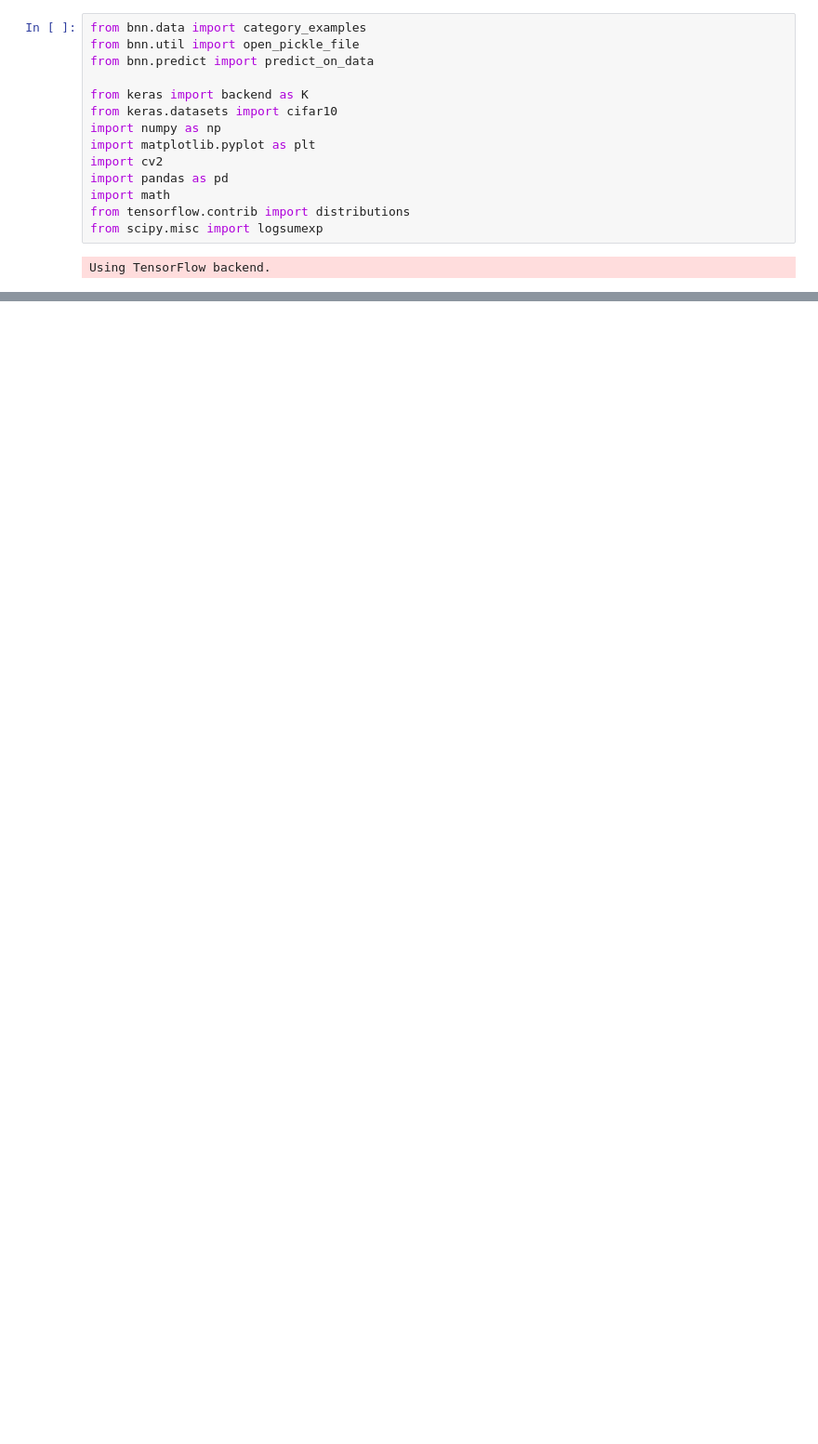
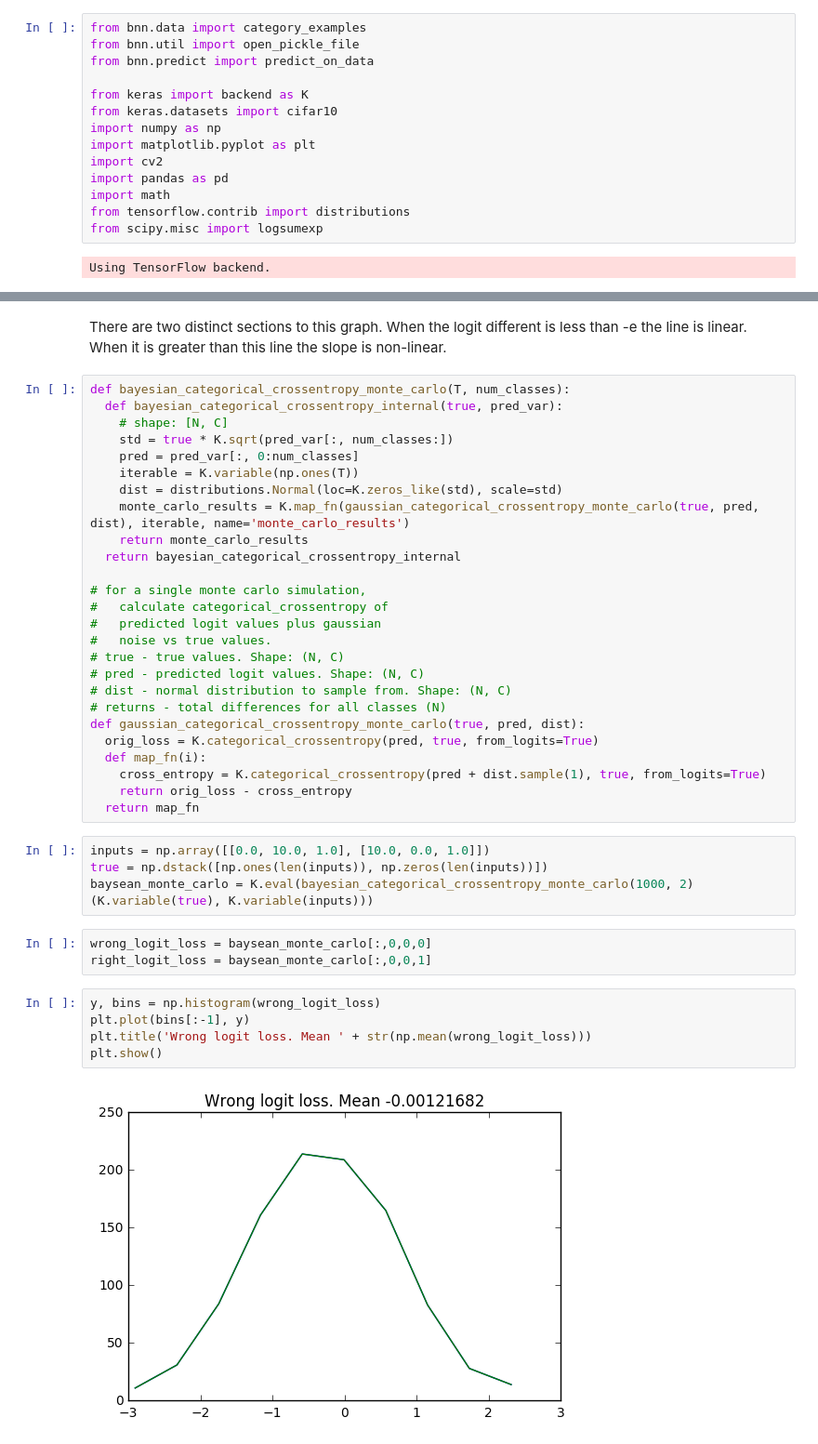
Before and after one commit to kyle-dorman/bayesian-neural-network-blogpost, a Jupyter notebook: analyze_aleatoric_uncertainty.ipynb, the cells around one changed output, grey strips where cells are left out. Shown: that part at 93% size. Drawn from its saved outputs; the diff is of its cells as text; blank space fills up the shorter version.

```diff
--- a/analyze_aleatoric_uncertainty.ipynb
+++ b/analyze_aleatoric_uncertainty.ipynb
@@ -192,0 +202,42 @@ plot_variance_loss([0, 4, 6, 10, 14, 20])
+# %% [markdown]
+There are two distinct sections to this graph. When the logit different is less than -e the line is linear. When it is greater than this line the slope is non-linear.
+# %%
+def bayesian_categorical_crossentropy_monte_carlo(T, num_classes):
+  def bayesian_categorical_crossentropy_internal(true, pred_var):
+    # shape: [N, C]
+    std = true * K.sqrt(pred_var[:, num_classes:])
+    pred = pred_var[:, 0:num_classes]
+    iterable = K.variable(np.ones(T))
+    dist = distributions.Normal(loc=K.zeros_like(std), scale=std)
+    monte_carlo_results = K.map_fn(gaussian_categorical_crossentropy_monte_carlo(true, pred, dist), iterable, name='monte_carlo_results')
+    return monte_carlo_results
+  return bayesian_categorical_crossentropy_internal
+
+# for a single monte carlo simulation,
+#   calculate categorical_crossentropy of
+#   predicted logit values plus gaussian
+#   noise vs true values.
+# true - true values. Shape: (N, C)
+# pred - predicted logit values. Shape: (N, C)
+# dist - normal distribution to sample from. Shape: (N, C)
+# returns - total differences for all classes (N)
+def gaussian_categorical_crossentropy_monte_carlo(true, pred, dist):
+  orig_loss = K.categorical_crossentropy(pred, true, from_logits=True)
+  def map_fn(i):
+    cross_entropy = K.categorical_crossentropy(pred + dist.sample(1), true, from_logits=True)
+    return orig_loss - cross_entropy
+  return map_fn
+# %%
+inputs = np.array([[0.0, 10.0, 1.0], [10.0, 0.0, 1.0]])
+true = np.dstack([np.ones(len(inputs)), np.zeros(len(inputs))])
+baysean_monte_carlo = K.eval(bayesian_categorical_crossentropy_monte_carlo(1000, 2)(K.variable(true), K.variable(inputs)))
+# %%
+wrong_logit_loss = baysean_monte_carlo[:,0,0,0]
+right_logit_loss = baysean_monte_carlo[:,0,0,1]
+# %%
+y, bins = np.histogram(wrong_logit_loss)
+plt.plot(bins[:-1], y)
+plt.title('Wrong logit loss. Mean ' + str(np.mean(wrong_logit_loss)))
+plt.show()
+# %% [output]
+[figure, added]
```
Also changed, not shown: parts of 26 cells of this notebook, 8 other files.
